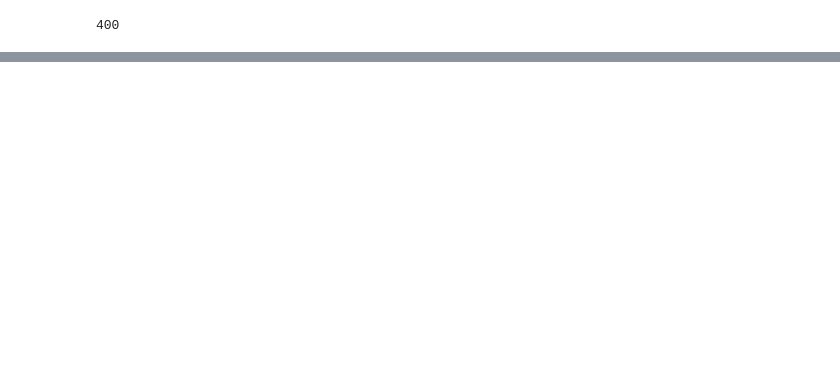
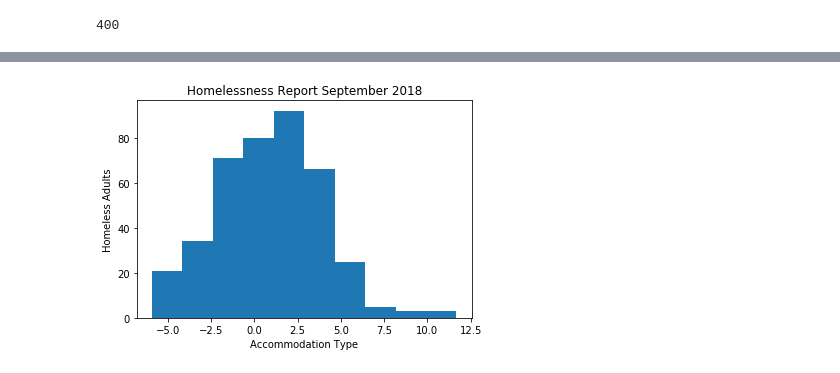
Before and after one commit to MarianneLawless/Programming-DA-Project, a Jupyter notebook: Programming for Data Analysis Project 2018.ipynb, the cells around one changed output, grey strips where cells are left out. Drawn from its saved outputs; the diff is of its cells as text; code cells hidden in the pictures; blank space fills up the shorter version.

```diff
--- a/Programming for Data Analysis Project 2018.ipynb
+++ b/Programming for Data Analysis Project 2018.ipynb
@@ -224,3 +326,12 @@ plt.show()
+# %%
+x = np.random.normal(1,3, 400)
+plt.hist(x)
+plt.ylabel('Homeless Adults')
+plt.xlabel('Accommodation Type')
+plt.title('Homelessness Report September 2018')
+plt.show()
+# %% [output]
+[figure, added]
 # %%
 import numpy as np
 SPF = np.random.choice(["Yes","No"], size=400)
```
Also changed, not shown: parts of 27 cells of this notebook.
